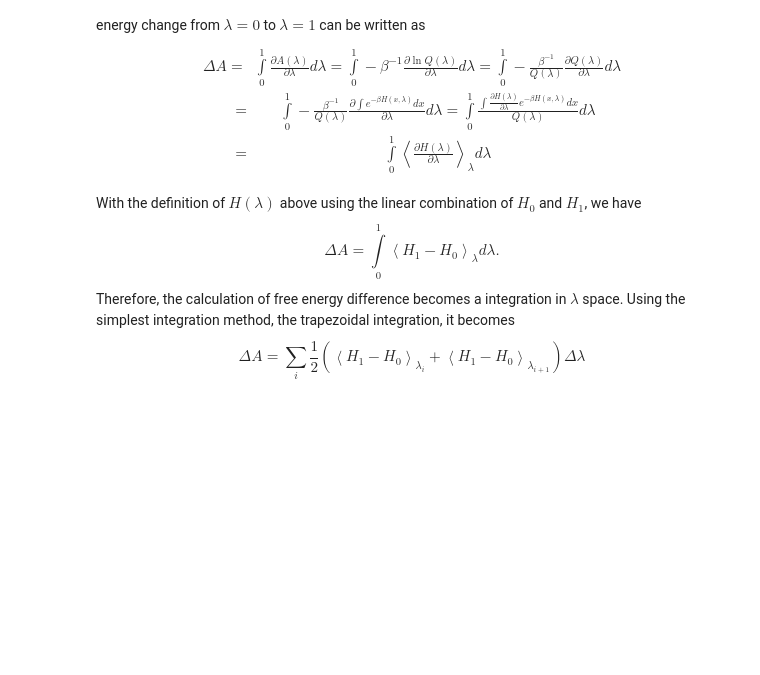
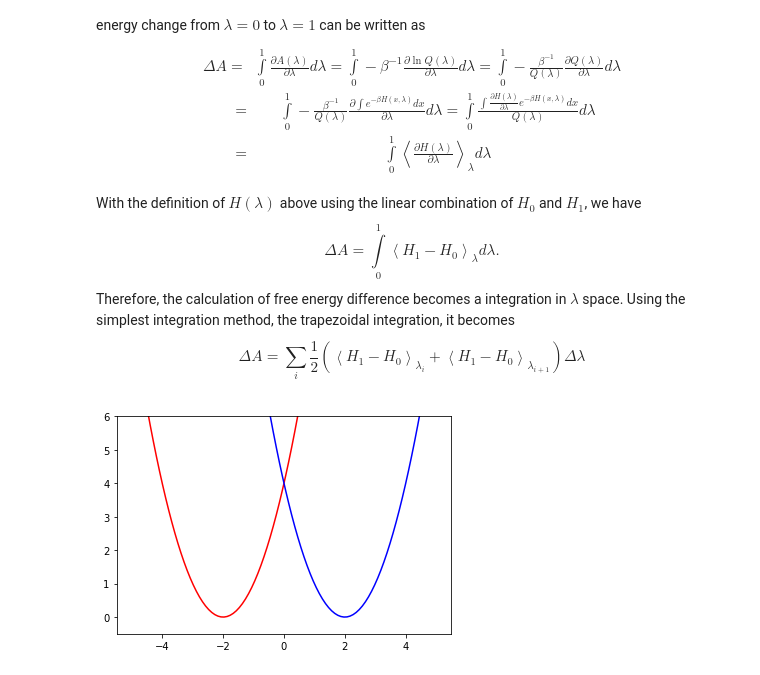
Before and after one commit to samuelymei/freeenergy, a Jupyter notebook: notes/Thermodynamic_Integration.ipynb, the cells around one changed output. Saved outputs shown, nothing was run; the diff lists cells and outputs as text; code cells hidden in the pictures; blank space fills up the shorter version.

```diff
--- a/notes/Thermodynamic_Integration.ipynb
+++ b/notes/Thermodynamic_Integration.ipynb
@@ -33,22 +33,24 @@ $$
 # %%
 %matplotlib inline
 from math import *
 import numpy as np
 import random
 import matplotlib.pyplot as plt
 import matplotlib.mlab as mlab
 import scipy.stats
 np.set_printoptions(precision=3)
 def u0(x):
-    return (x+1.5)**2
+    return (x+2)**2
 def u1(x):
-    return (x-1.5)**2
-x=np.linspace(-4,4,100)
+    return (x-2)**2
+x=np.linspace(-5,5,100)
 y0=u0(x)
 y1=u1(x)
 plt.ylim(-.5, 6)
 plt.plot(x,y0,'r',x,y1,'b')
 plt.show()
+# %% [output]
+[figure, added]
 # %%
 def ulmbd(lamb,x):
     return (1-lamb)*u0(x)+lamb*u1(x)
```
Also changed, not shown: parts of 3 cells of this notebook, 4 other files.
